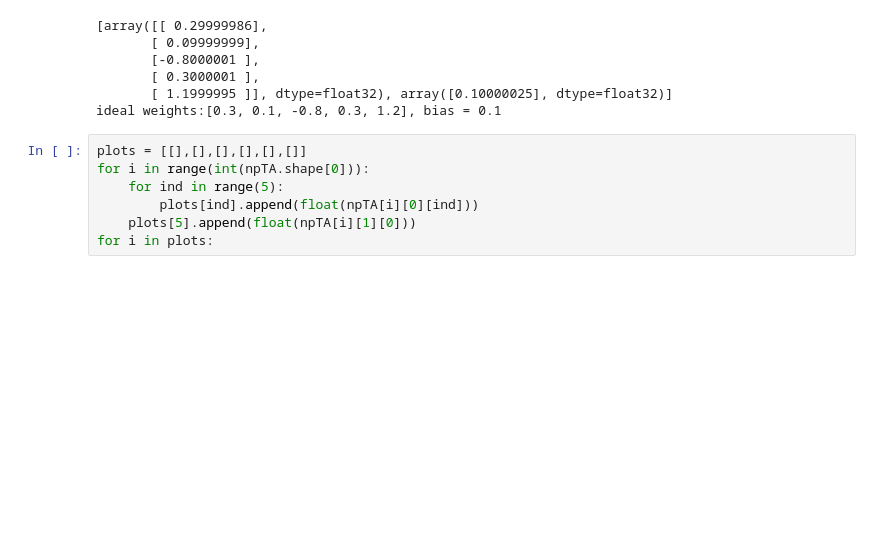
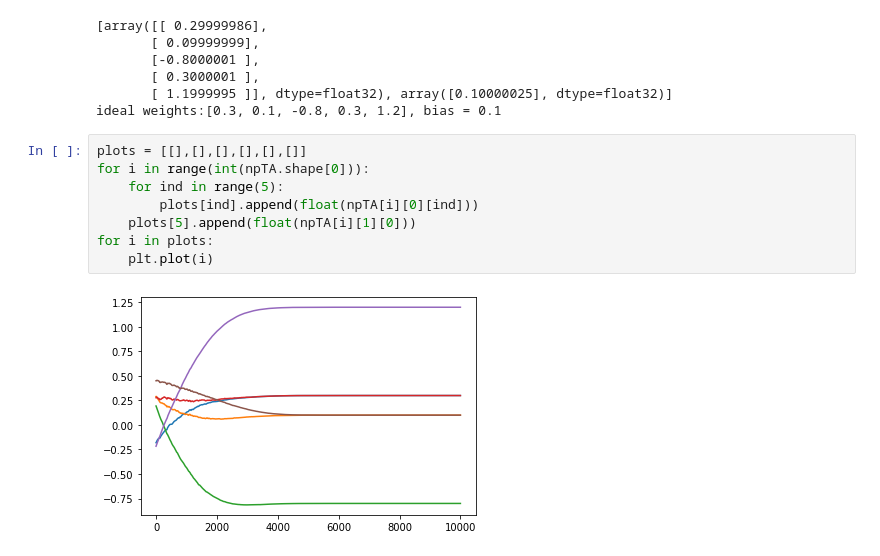
Before and after one commit to ANSH-RIYAL/AsymptoticExtrapolation, a Jupyter notebook: Single Layer Dense Network.ipynb, the cells around one changed output. Drawn from its saved outputs; the diff is of its cells as text; blank space fills up the shorter version.

```diff
--- a/Single Layer Dense Network.ipynb
+++ b/Single Layer Dense Network.ipynb
@@ -275,7 +275,10 @@ ideal weights:[0.3, 0.1, -0.8, 0.3, 1.2], bias = 0.1
 # %%
 plots = [[],[],[],[],[],[]]
 for i in range(int(npTA.shape[0])):
     for ind in range(5):
         plots[ind].append(float(npTA[i][0][ind]))
     plots[5].append(float(npTA[i][1][0]))
 for i in plots:
+    plt.plot(i)
+# %% [output]
+[figure, added]
```
